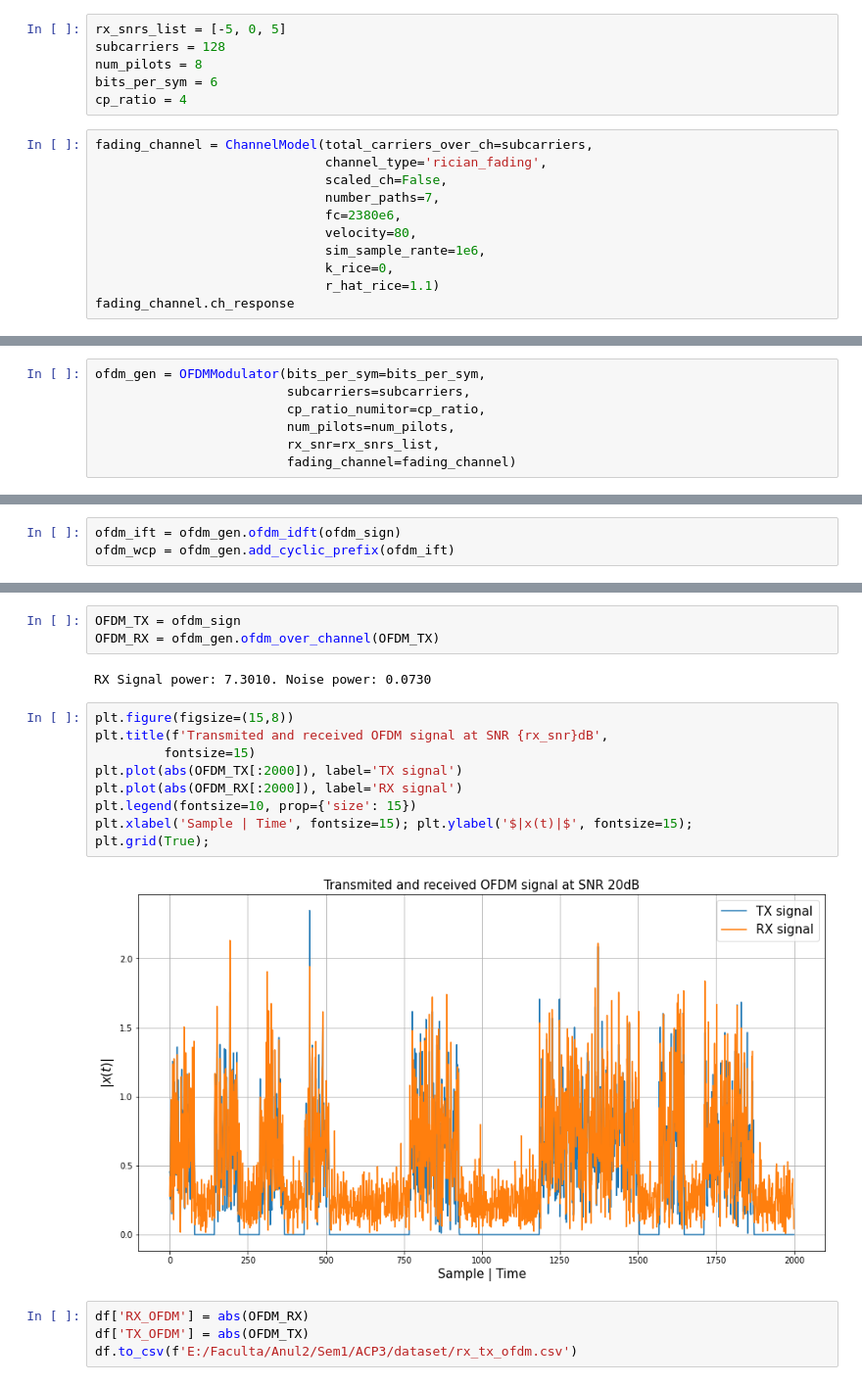
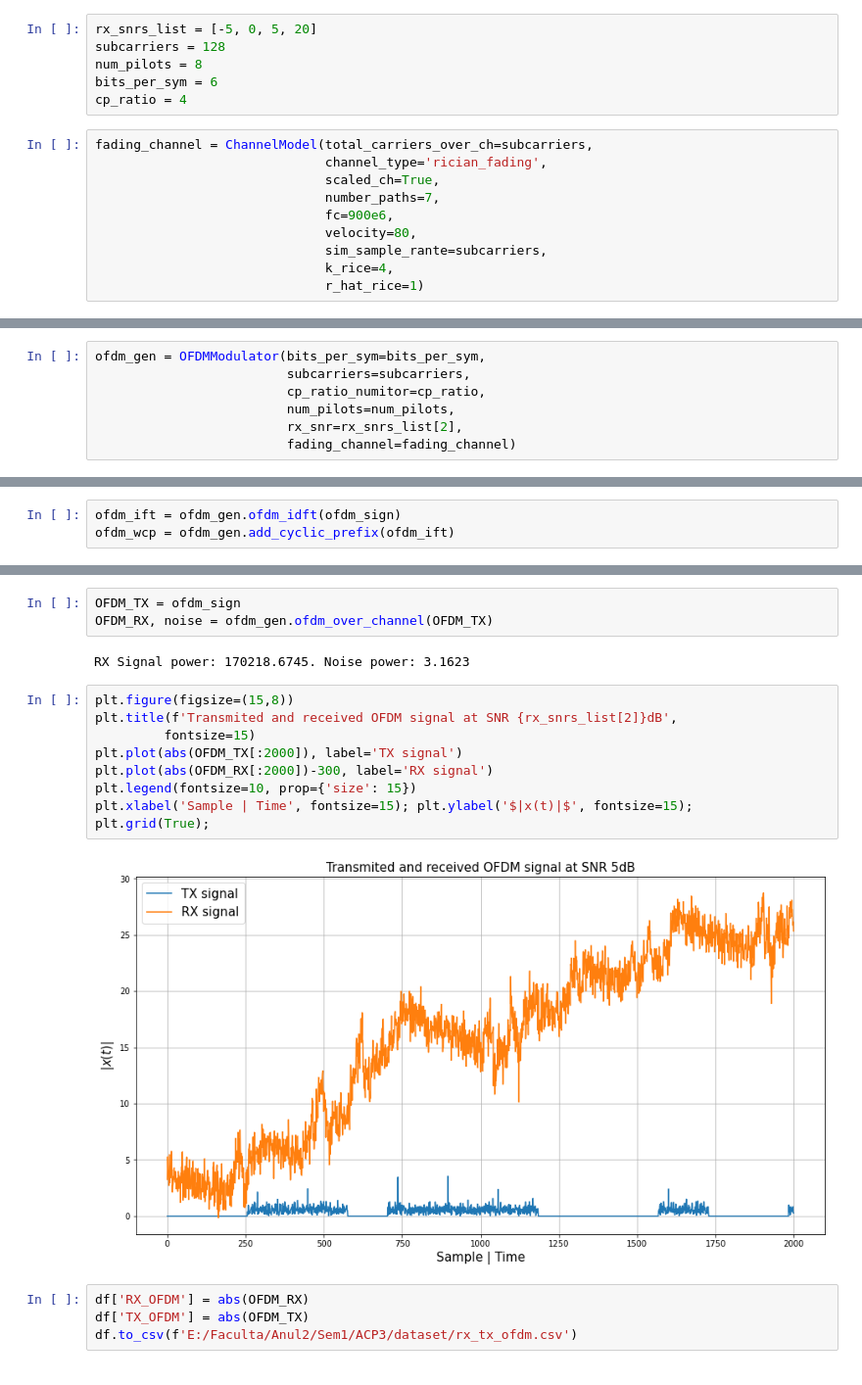
Before and after one commit to georgegrosu1/cognitive-aether, a Jupyter notebook: generate_ofdm_dataset.ipynb, the cells around one changed output, grey strips where cells are left out. Shown at 98% size. Drawn from its saved outputs; the diff is of its cells as text.

Commit message:
BUG FIX for Rayeleigh&Rice fading channels -IMPORTANT: simulation samples MUST be equal to num of subcarriers

```diff
--- a/generate_ofdm_dataset.ipynb
+++ b/generate_ofdm_dataset.ipynb
@@ -4,7 +4,7 @@ from matplotlib import pyplot as plt
 from src.communications_module.ofdm_modulator import OFDMModulator
 from src.communications_module.channels.comm_channel import ChannelModel
 # %%
-rx_snrs_list = [-5, 0, 5]
+rx_snrs_list = [-5, 0, 5, 20]
 subcarriers = 128
 num_pilots = 8
 bits_per_sym = 6
@@ -12,12 +12,11 @@ cp_ratio = 4
 # %%
 fading_channel = ChannelModel(total_carriers_over_ch=subcarriers,
                               channel_type='rician_fading',
-                              scaled_ch=False,
+                              scaled_ch=True,
                               number_paths=7,
-                              fc=2380e6,
+                              fc=900e6,
                               velocity=80,
-                              sim_sample_rante=1e6,
-                              k_rice=0,
-                              r_hat_rice=1.1)
-fading_channel.ch_response
+                              sim_sample_rante=subcarriers,
+                              k_rice=4,
+                              r_hat_rice=1)
 # %% [output]
@@ -29,7 +26,7 @@ ofdm_gen = OFDMModulator(bits_per_sym=bits_per_sym,
                          subcarriers=subcarriers,
                          cp_ratio_numitor=cp_ratio,
                          num_pilots=num_pilots,
-                         rx_snr=rx_snrs_list,
+                         rx_snr=rx_snrs_list[2],
                          fading_channel=fading_channel)
 # %%
 print ("allCarriers:   %s" % ofdm_gen.subcarriers_idxs)
@@ -119,19 +120,19 @@ ofdm_wcp = ofdm_gen.add_cyclic_prefix(ofdm_ift)
 # %%
 OFDM_TX = ofdm_sign
-OFDM_RX = ofdm_gen.ofdm_over_channel(OFDM_TX)
+OFDM_RX, noise = ofdm_gen.ofdm_over_channel(OFDM_TX)
 # %% [output]
-RX Signal power: 7.3010. Noise power: 0.0730
+RX Signal power: 170218.6745. Noise power: 3.1623
 # %%
 plt.figure(figsize=(15,8))
-plt.title(f'Transmited and received OFDM signal at SNR {rx_snr}dB',
+plt.title(f'Transmited and received OFDM signal at SNR {rx_snrs_list[2]}dB',
          fontsize=15)
 plt.plot(abs(OFDM_TX[:2000]), label='TX signal')
-plt.plot(abs(OFDM_RX[:2000]), label='RX signal')
+plt.plot(abs(OFDM_RX[:2000])-300, label='RX signal')
 plt.legend(fontsize=10, prop={'size': 15})
 plt.xlabel('Sample | Time', fontsize=15); plt.ylabel('$|x(t)|$', fontsize=15);
 plt.grid(True);
 # %% [output]
-[figure, old version]
+[figure, new version]
 # %%
 df['RX_OFDM'] = abs(OFDM_RX)
 df['TX_OFDM'] = abs(OFDM_TX)
```
Also changed, not shown: parts of 4 cells of this notebook, 1 other file.
